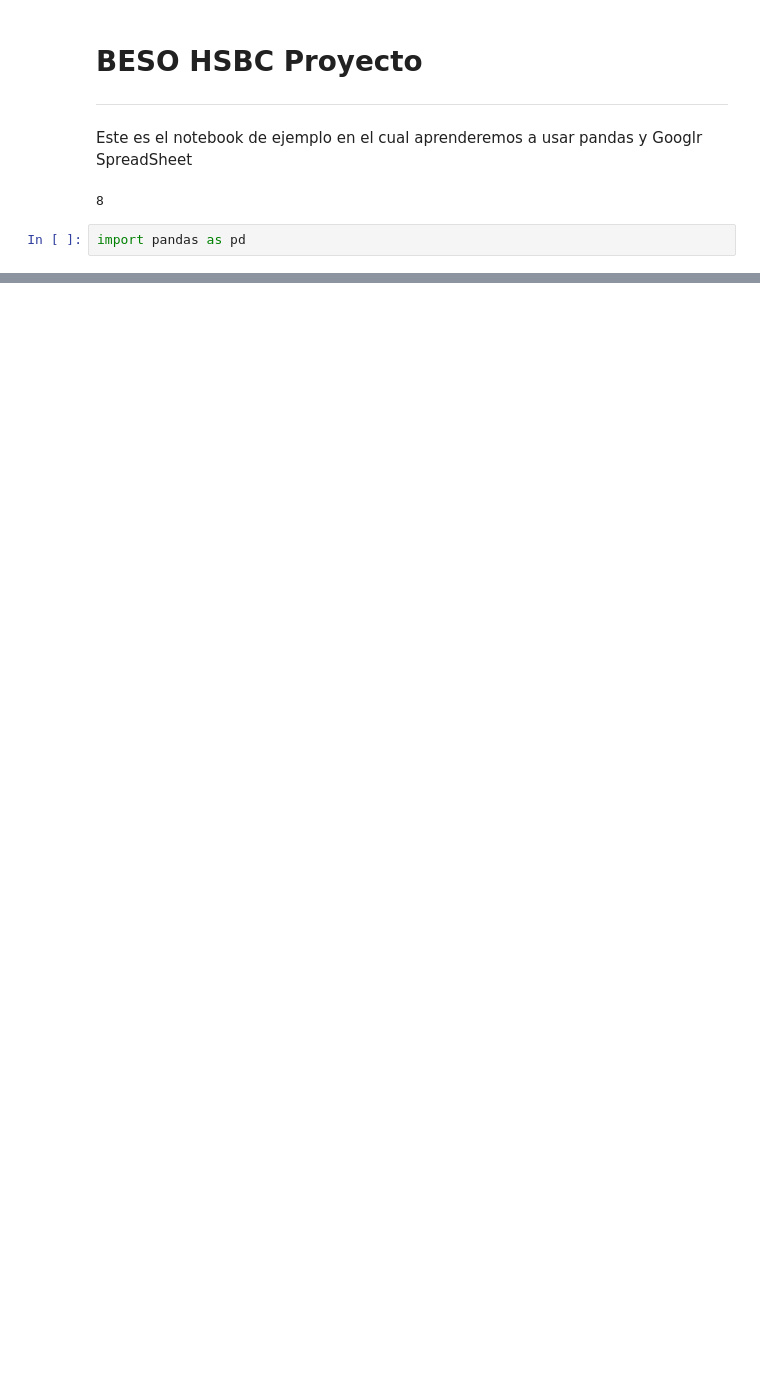
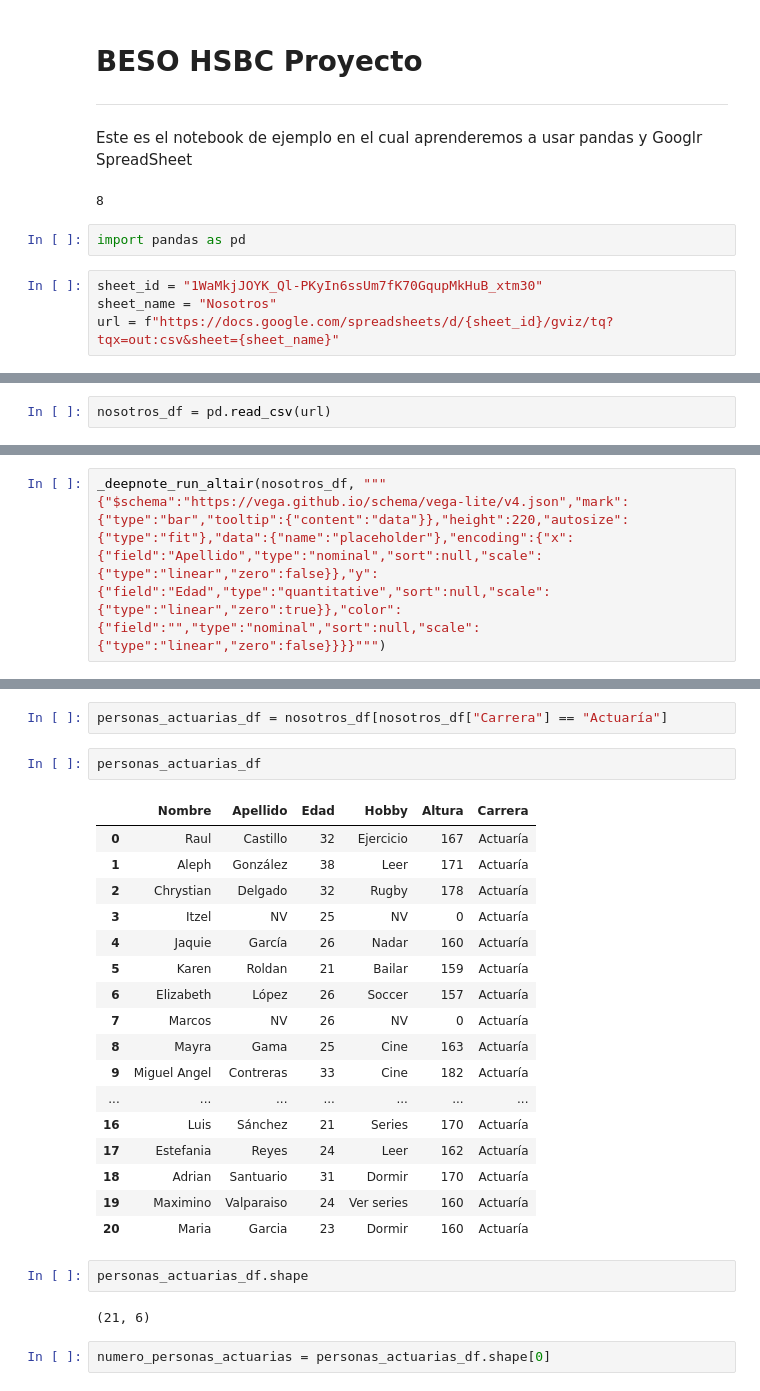
Before and after one commit to beso-ds/mi-primer-repo, a Jupyter notebook: BESO_HSBC_Auto_TMP.ipynb, the cells around one changed output, grey strips where cells are left out. Saved outputs shown, nothing was run; the diff lists cells and outputs as text; blank space fills up the shorter version.

```diff
--- a/BESO_HSBC_Auto_TMP.ipynb
+++ b/BESO_HSBC_Auto_TMP.ipynb
@@ -10,3 +10,7 @@ Este es el notebook de ejemplo en el cual aprenderemos a usar pandas y Googlr Sp
 8
 # %%
 import pandas as pd
+# %%
+sheet_id = "1WaMkjJOYK_Ql-PKyIn6ssUm7fK70GqupMkHuB_xtm30"
+sheet_name = "Nosotros"
+url = f"https://docs.google.com/spreadsheets/d/{sheet_id}/gviz/tq?tqx=out:csv&sheet={sheet_name}"
@@ -12,0 +21,2 @@ import pandas as pd
+# %%
+nosotros_df = pd.read_csv(url)
@@ -12,0 +32,2 @@ import pandas as pd
+# %%
+_deepnote_run_altair(nosotros_df, """{"$schema":"https://vega.github.io/schema/vega-lite/v4.json","mark":{"type":"bar","tooltip":{"content":"data"}},"height":220,"autosize":{"type":"fit"},"data":{"name":"placeholder"},"encoding":{"x":{"field":"Apellido","type":"nominal","sort":null,"scale":{"type":"linear","zero":false}},"y":{"field":"Edad","type":"quantitative","sort":null,"scale":{"type":"linear","zero":true}},"color":{"field":"","type":"nominal","sort":null,"scale":{"type":"linear","zero":false}}}}""")
@@ -12,0 +80,28 @@ import pandas as pd
+# %%
+personas_actuarias_df = nosotros_df[nosotros_df["Carrera"] == "Actuaría"]
+# %%
+personas_actuarias_df
+# %% [output]
+|  | Nombre | Apellido | Edad | Hobby | Altura | Carrera |
+| 0 | Raul | Castillo | 32 | Ejercicio | 167 | Actuaría |
+| 1 | Aleph | González | 38 | Leer | 171 | Actuaría |
+| 2 | Chrystian | Delgado | 32 | Rugby | 178 | Actuaría |
+| 3 | Itzel | NV | 25 | NV | 0 | Actuaría |
+| 4 | Jaquie | García | 26 | Nadar | 160 | Actuaría |
+| 5 | Karen | Roldan | 21 | Bailar | 159 | Actuaría |
+| 6 | Elizabeth | López | 26 | Soccer | 157 | Actuaría |
+| 7 | Marcos | NV | 26 | NV | 0 | Actuaría |
+| 8 | Mayra | Gama | 25 | Cine | 163 | Actuaría |
+| 9 | Miguel Angel | Contreras | 33 | Cine | 182 | Actuaría |
+| ... | ... | ... | ... | ... | ... | ... |
+| 16 | Luis | Sánchez | 21 | Series | 170 | Actuaría |
+| 17 | Estefania | Reyes | 24 | Leer | 162 | Actuaría |
+| 18 | Adrian | Santuario | 31 | Dormir | 170 | Actuaría |
+| 19 | Maximino | Valparaiso | 24 | Ver series | 160 | Actuaría |
+| 20 | Maria | Garcia | 23 | Dormir | 160 | Actuaría |
+# %%
+personas_actuarias_df.shape
+# %% [output]
+(21, 6)
+# %%
+numero_personas_actuarias = personas_actuarias_df.shape[0]
```
Also changed, not shown: parts of 7 cells of this notebook.
